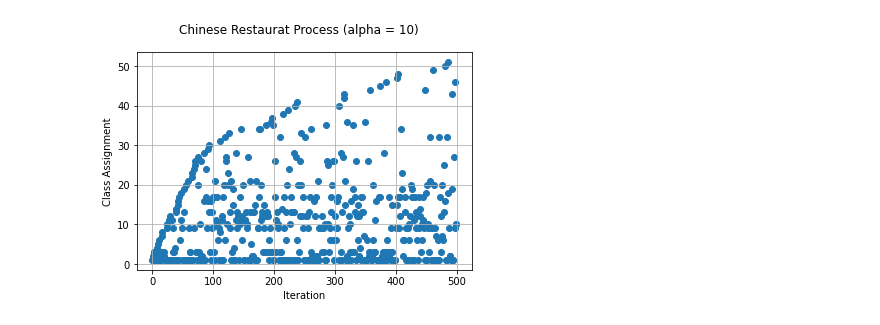
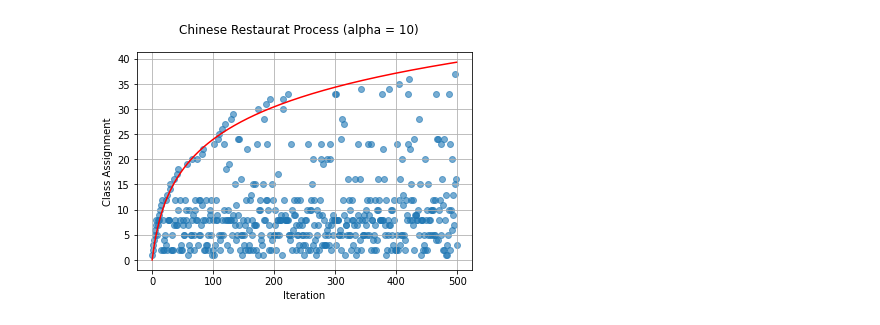
Before and after one commit to blazickjp/Research, a Jupyter notebook: DP.ipynb, the cells around one changed output. Cells and saved outputs as stored; diff of their text form; code cells hidden in the pictures.

```diff
--- a/DP.ipynb
+++ b/DP.ipynb
@@ -123,0 +11,17 @@ r_ax.legend(loc=2);
+# %%
+K=1000
+alpha=10
+N=500
+
+def num_clusters(alpha, K, N):
+    # Sorting the probability vector helps with the cluster naming
+    p = -np.sort(-dirichlet([alpha/K]*K).rvs().squeeze())
+    samples = np.random.choice(K, N, p=p, replace=True) + 1
+    output = [1]
+    for i in range(1, len(samples)):
+        if samples[i-1] in output:
+            output.append(samples[i-1])
+        else:
+            output.append(np.max(output) + 1)
+            np.where(samples == i, i, samples)
+    return output
@@ -124,4 +40,10 @@ r_ax.legend(loc=2);
 # %%
+def stick_breaking(alpha, K):
+    beta_vals = np.random.beta(1, alpha, size=K)
+    remaining_lengths = np.append(1, (1 - beta_vals).cumprod(-1))[0:K]
+    weights = beta_vals * remaining_lengths
+    return weights
+
 def CRP(N, alpha):
     table = [1] # First person sits at first table with probability 1
     for i in range(1, N):
@@ -129,4 +51,17 @@ def CRP(N, alpha):
         probs = np.array(counts / (i + alpha))
         probs = np.append(probs, alpha / (i + alpha))
         table.append((np.random.choice(range(len(probs)) , p=probs)+ 1))
-    return table
+    return table, probs
+
+def gen_sb_data(alpha, N, K):
+    out = np.empty([N,K])
+    for i in range(N):
+        _,  probs = CRP(10000, alpha)
+        out[i,:] = probs[:K]
+    return out
+
+def gen_dir_data(alpha, N, K):
+    out = np.empty([N,K])
+    for i in range(N):
+        out[i,:] = -np.sort(-dirichlet([alpha/1000]*1000).rvs().squeeze())[:K]
+    return out
@@ -140,11 +83,12 @@ ValueError: object too deep for desired array
 y = CRP(500,10)
 # %%
 fig, ax = plt.subplots()
-ax.scatter(range(len(y)), y)
+ax.scatter(range(len(y)), y, alpha = .6)
+ax.plot(range(len(y)), 10*np.log(1 + np.divide(range(len(y)), 10)), color = "red")
 fig.suptitle("Chinese Restaurat Process (alpha = 10)")
 ax.grid()
 plt.xlabel("Iteration")
 plt.ylabel("Class Assignment")
 fig.show()
 # %% [output]
-[figure, old version]
+[figure, new version]
```
Also changed, not shown: parts of 10 cells of this notebook, 3 other files.
